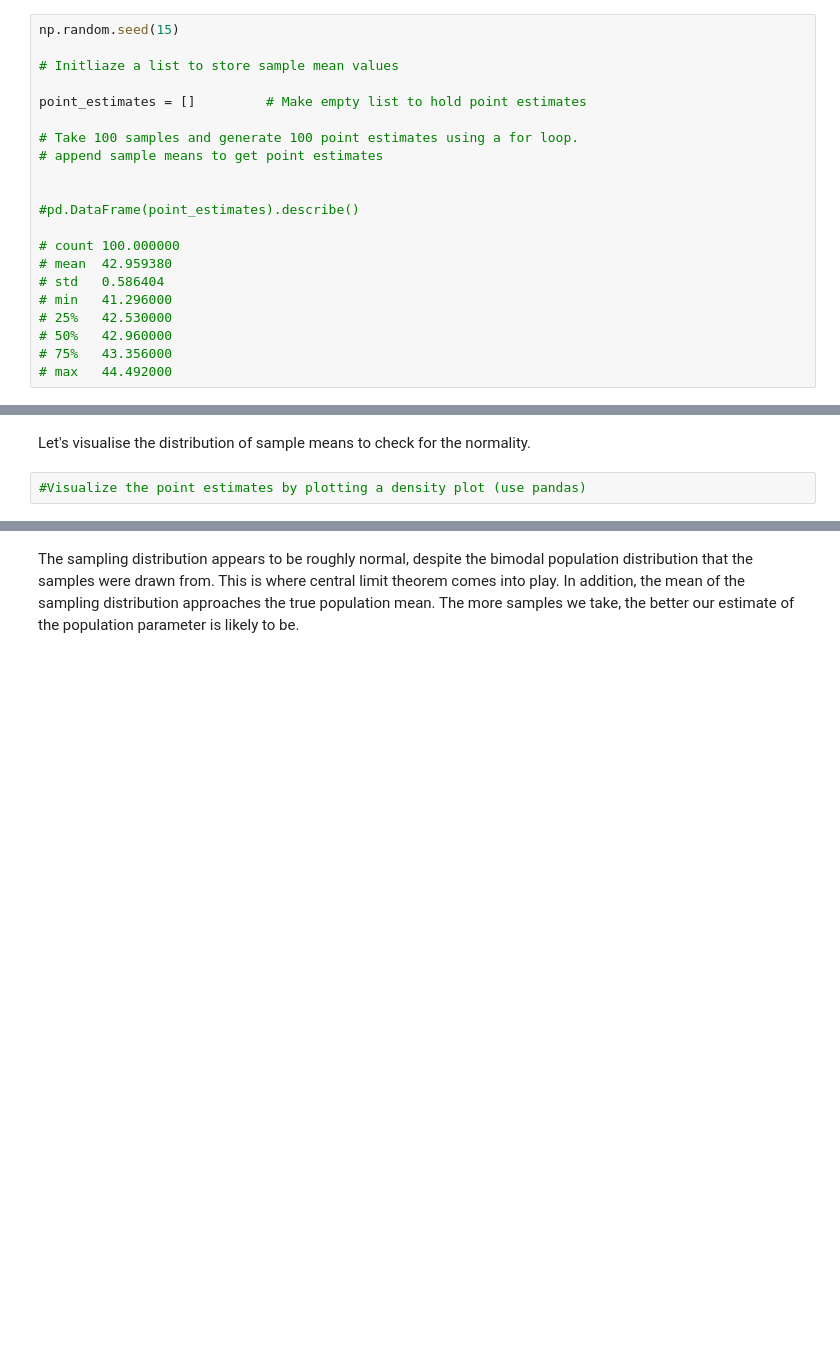
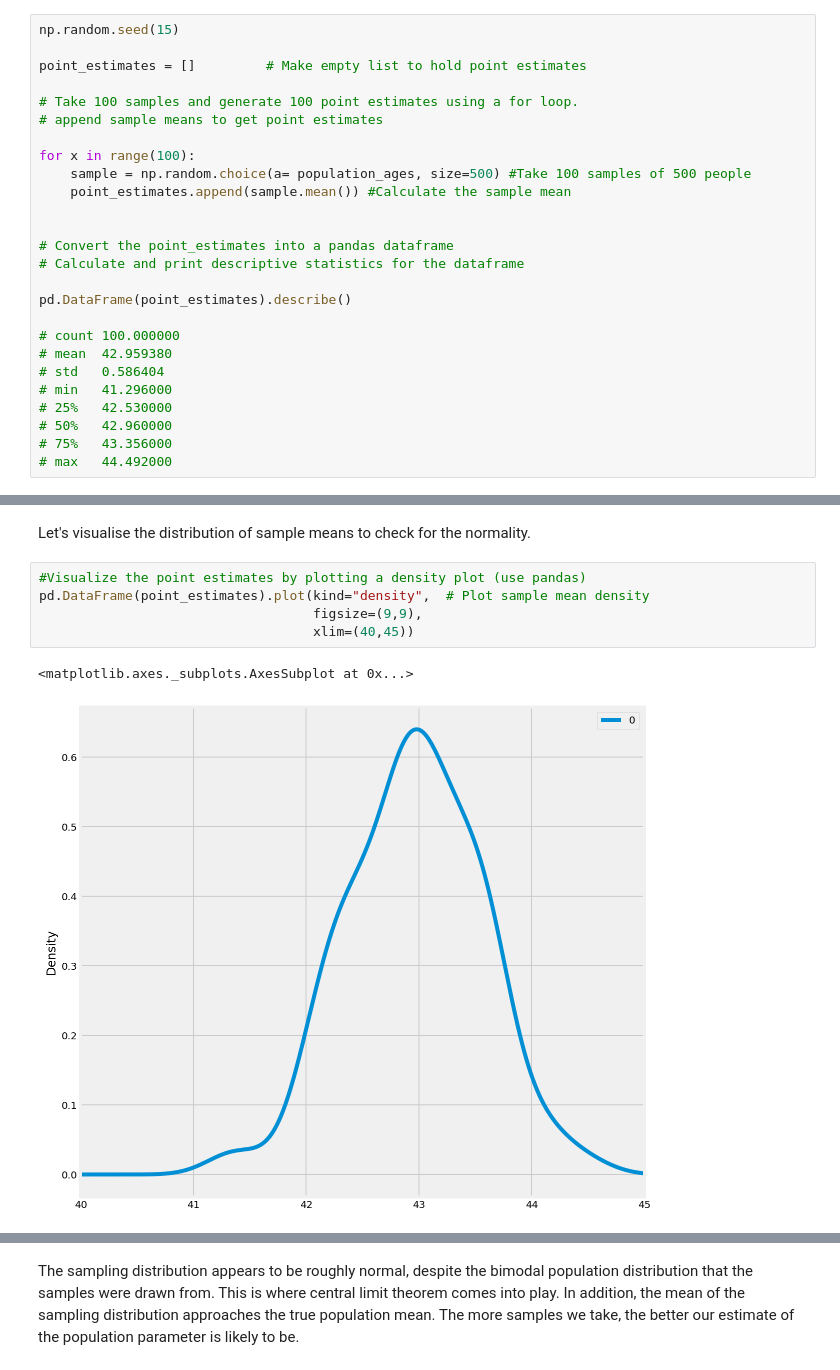
Before and after one commit to learn-co-curriculum/dsc-confidence-intervals-lab, a Jupyter notebook: index.ipynb, the cells around one changed output, grey strips where cells are left out. Cells and saved outputs as stored; diff of their text form; blank space fills up the shorter version.

```diff
--- a/index.ipynb
+++ b/index.ipynb
@@ -105,16 +112,21 @@ As a result we can treat the sample mean as if it were drawn from a normal distr
 To illustrate, let's create a sampling distribution by taking 100 samples from our population and then making 100 point estimates of the mean. Calculate the mean and standard deviation of sample means.
 # %%
 np.random.seed(15)
-
-# Initliaze a list to store sample mean values
 
 point_estimates = []         # Make empty list to hold point estimates
 
 # Take 100 samples and generate 100 point estimates using a for loop.
 # append sample means to get point estimates
 
+for x in range(100):
+    sample = np.random.choice(a= population_ages, size=500) #Take 100 samples of 500 people
+    point_estimates.append(sample.mean()) #Calculate the sample mean
 
-#pd.DataFrame(point_estimates).describe()
+
+# Convert the point_estimates into a pandas dataframe
+# Calculate and print descriptive statistics for the dataframe
+
+pd.DataFrame(point_estimates).describe()
 
 # count	100.000000
 # mean	42.959380
@@ -128,3 +150,9 @@ point_estimates = []         # Make empty list to hold point estimates
 Let's visualise the distribution of sample means to check for the normality.
 # %%
 #Visualize the point estimates by plotting a density plot (use pandas)
+pd.DataFrame(point_estimates).plot(kind="density",  # Plot sample mean density
+                                   figsize=(9,9),
+                                   xlim=(40,45))
+# %% [output]
+<matplotlib.axes._subplots.AxesSubplot at 0x...>
+[figure, added]
```
Also changed, not shown: parts of 10 cells of this notebook, 4 other files.
